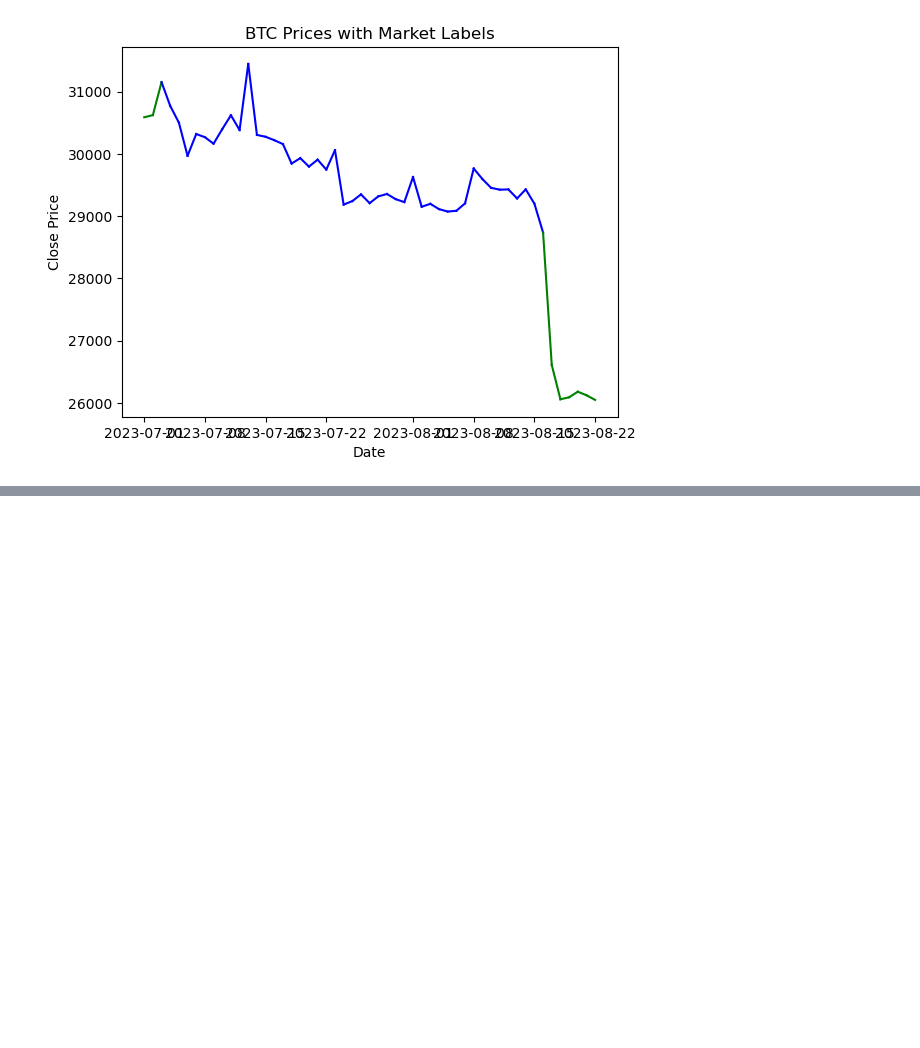
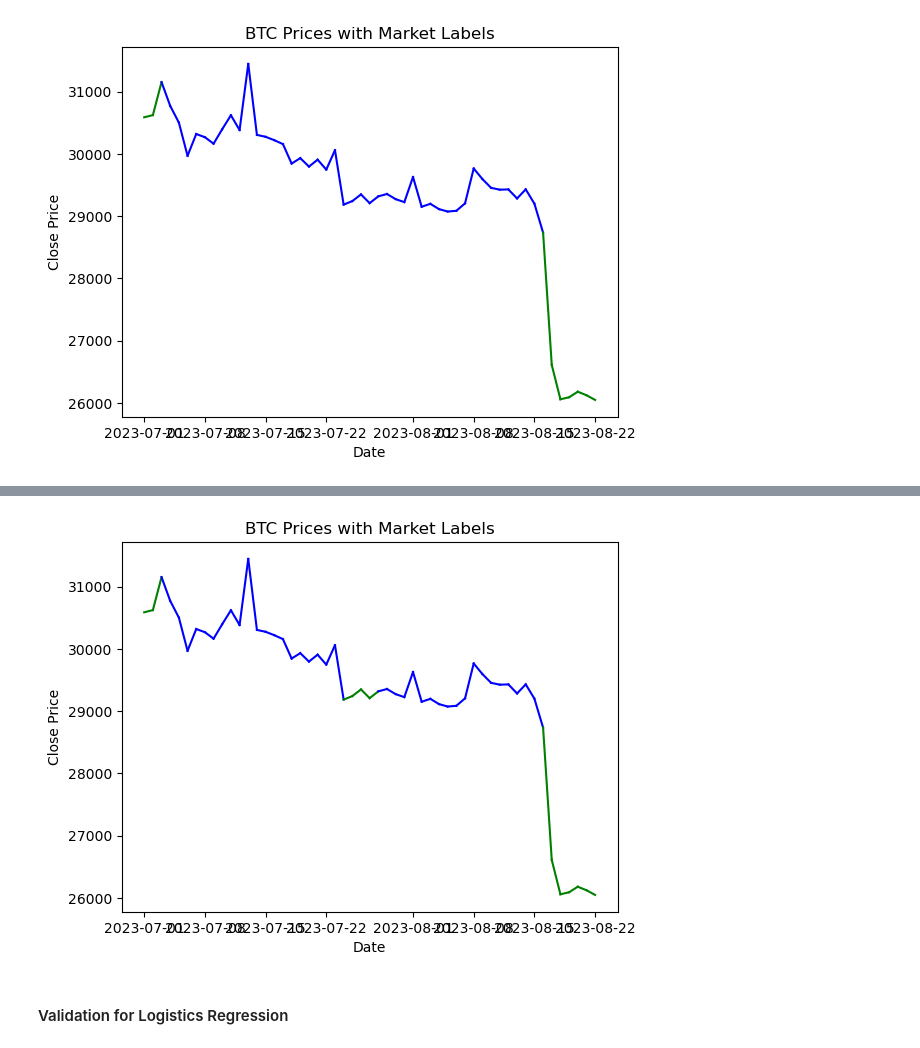
Before and after one commit to v3232/Project-2team-4, a Jupyter notebook: bitcoin_classifier.ipynb, the cells around one changed output, grey strips where cells are left out. Saved outputs shown, nothing was run; the diff lists cells and outputs as text; code cells hidden in the pictures; blank space fills up the shorter version.

Commit message:
validation codes added

```diff
--- a/bitcoin_classifier.ipynb
+++ b/bitcoin_classifier.ipynb
@@ -461,0 +494,8 @@ plot_colored_market_trends_1(df['2023-07-01':],svm_validation_pred)
+# %%
+gb_model = GradientBoostingClassifier(n_estimators=100, learning_rate=0.1, max_depth=3, random_state=42)
+gb_model = gb_model.fit(X_train_scaled, y_train)
+gb_validation_pred = gb_model.predict(X_validation_scaled)
+
+print("Accuracy on validation data: ", accuracy_score(y_validation, gb_validation_pred))
+print("Confusion Matrix on validation data: \n", confusion_matrix(y_validation, gb_validation_pred))
+print("Classification Report on validation data: \n", classification_report(y_validation, gb_validation_pred))
@@ -461,0 +516,7 @@ plot_colored_market_trends_1(df['2023-07-01':],svm_validation_pred)
+# %%
+#validation plot for gb model
+plot_colored_market_trends_1(df['2023-07-01':],gb_validation_pred)
+# %% [output]
+[figure, added]
+# %% [markdown]
+#### Validation for Logistics Regression
```
Also changed, not shown: parts of 37 cells of this notebook.
